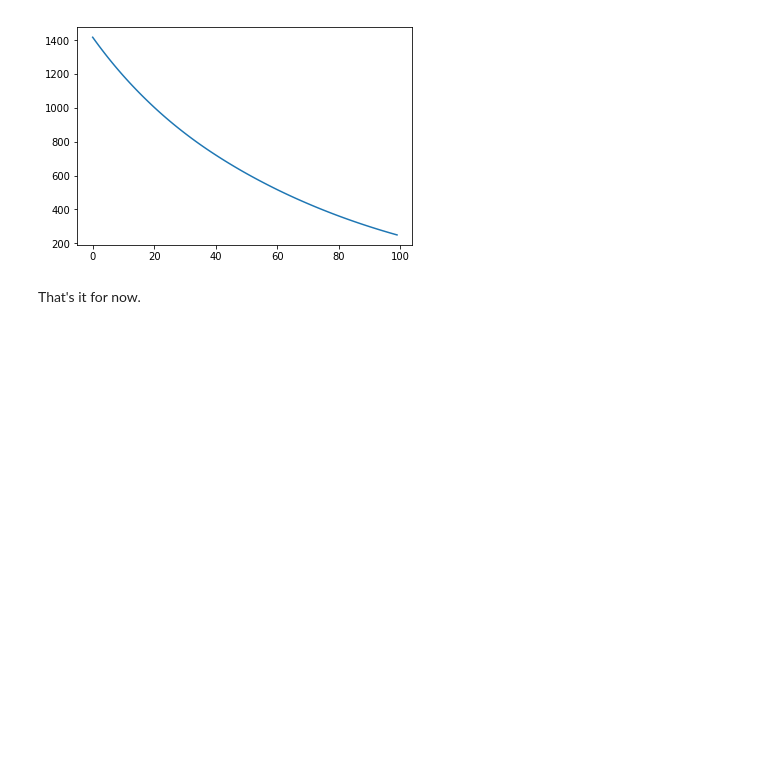
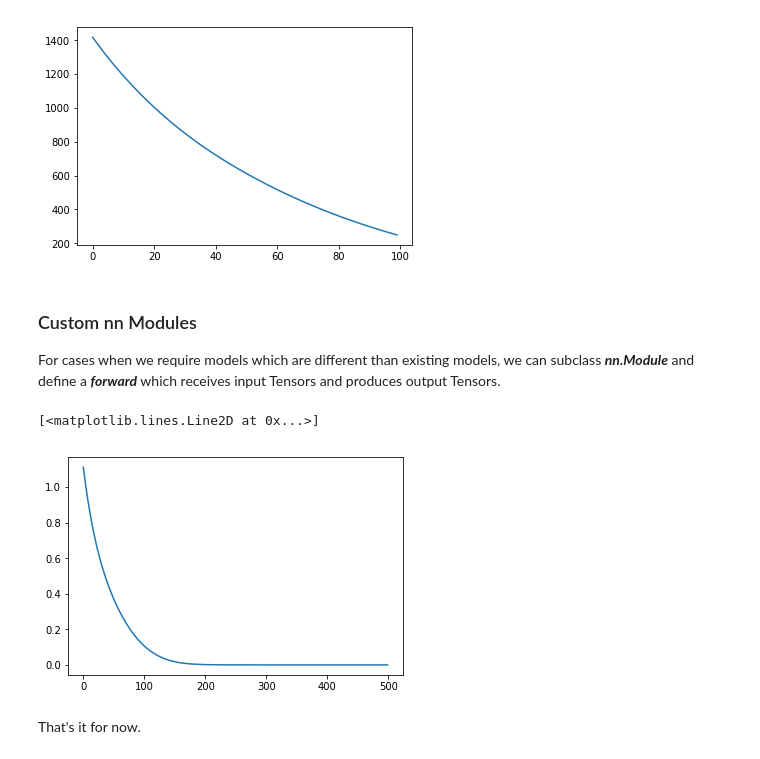
Before and after one commit to sachin-101/PyTorch-cheatsheet, a Jupyter notebook: 1_Basics.ipynb, the cells around one changed output. Drawn from its saved outputs; the diff is of its cells as text; code cells hidden in the pictures; blank space fills up the shorter version.

Commit message:
custom nn module added

```diff
--- a/1_Basics.ipynb
+++ b/1_Basics.ipynb
@@ -253,5 +253,48 @@ plt.plot(np.arange(len(losses)), losses)
 # %% [output]
 [<matplotlib.lines.Line2D at 0x...>]
 [figure]
+# %% [markdown]
+### Custom nn Modules
+
+For cases when we require models which are different than existing models, we can subclass ***nn.Module*** and define a ***forward*** which receives input Tensors and produces output Tensors.
+# %%
+# Custom Network
+class TwoLayerNet(torch.nn.Module):
+    def __init__(self, D_in, H, D_out):
+        super(TwoLayerNet, self).__init__()
+        self.linear1 = torch.nn.Linear(D_in, H)
+        self.linear2 = torch.nn.Linear(H, D_out)
+
+    def forward(self, x):
+        """
+        Use modules defined in __init__ to process the input
+        """
+        h_relu = self.linear1(x).clamp(min=0)
+        y_pred = self.linear2(h_relu)
+        return y_pred
+
+N, D_in, H, D_out = 64, 1000, 100, 10
+
+x = torch.randn(N, D_in)
+y = torch.randn(N, D_out)
+
+# initialise custom model
+model = TwoLayerNet(D_in, H, D_out)
+loss_fn = torch.nn.MSELoss()
+losses = []
+optim = torch.optim.Adam(model.parameters(), lr=1e-4)
+
+for t in range(500):
+    y_pred = model(x)
+    loss = loss_fn(y_pred, y)  # calculate loss
+    losses.append(loss)
+    optim.zero_grad()
+    loss.backward()   # backprop
+    optim.step()      # grad descent
+
+plt.plot(np.arange(len(losses)), losses)
+# %% [output]
+[<matplotlib.lines.Line2D at 0x...>]
+[figure, added]
 # %% [markdown]
 That's it for now.
```
